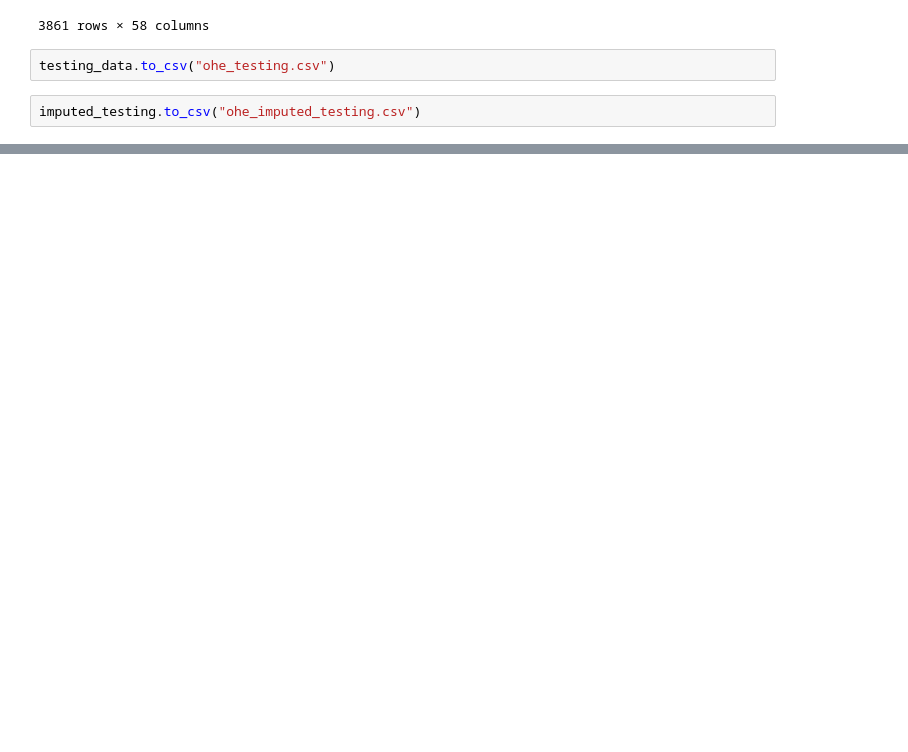
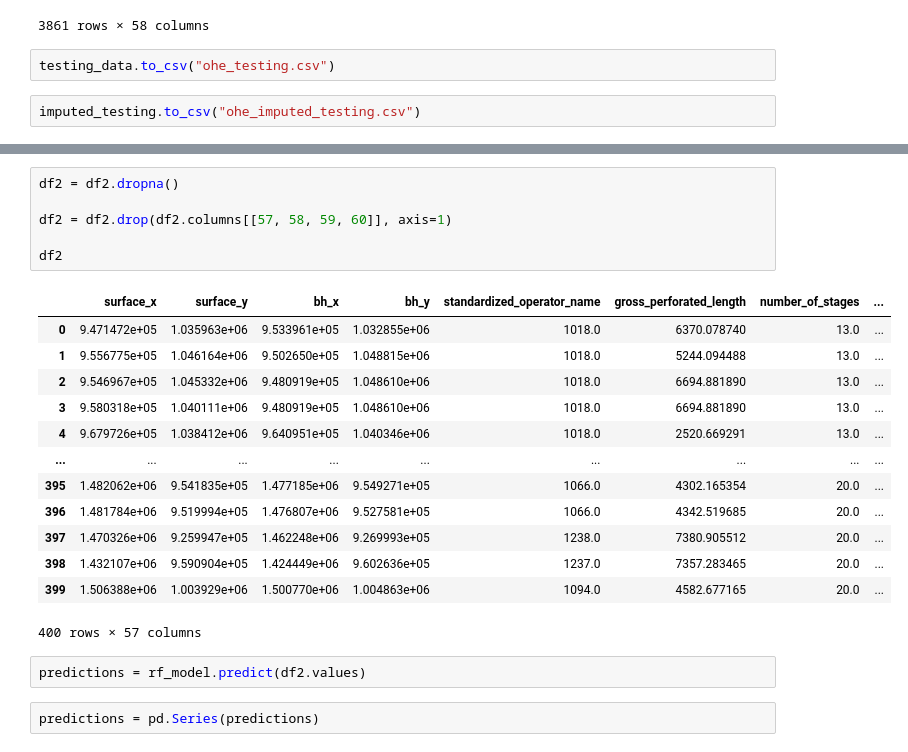
Before and after one commit to matthewcihlar/RiceDatathon2024Chevron, a Jupyter notebook: datathon2024.ipynb, the cells around one changed output, grey strips where cells are left out. Drawn from its saved outputs; the diff is of its cells as text; blank space fills up the shorter version.

Commit message:
Used model to calculate values in submission_format.csv

```diff
--- a/datathon2024.ipynb
+++ b/datathon2024.ipynb
@@ -252,0 +334,24 @@ print(math.sqrt(mse))
+# %%
+df2 = df2.dropna()
+
+df2 = df2.drop(df2.columns[[57, 58, 59, 60]], axis=1)
+
+df2
+# %% [output]
+|  | surface_x | surface_y | bh_x | bh_y | standardized_operator_name | gross_perforated_length | number_of_stages | ... |
+| 0 | 9.471472e+05 | 1.035963e+06 | 9.533961e+05 | 1.032855e+06 | 1018.0 | 6370.078740 | 13.0 | ... |
+| 1 | 9.556775e+05 | 1.046164e+06 | 9.502650e+05 | 1.048815e+06 | 1018.0 | 5244.094488 | 13.0 | ... |
+| 2 | 9.546967e+05 | 1.045332e+06 | 9.480919e+05 | 1.048610e+06 | 1018.0 | 6694.881890 | 13.0 | ... |
+| 3 | 9.580318e+05 | 1.040111e+06 | 9.480919e+05 | 1.048610e+06 | 1018.0 | 6694.881890 | 13.0 | ... |
+| 4 | 9.679726e+05 | 1.038412e+06 | 9.640951e+05 | 1.040346e+06 | 1018.0 | 2520.669291 | 13.0 | ... |
+| ... | ... | ... | ... | ... | ... | ... | ... | ... |
+| 395 | 1.482062e+06 | 9.541835e+05 | 1.477185e+06 | 9.549271e+05 | 1066.0 | 4302.165354 | 20.0 | ... |
+| 396 | 1.481784e+06 | 9.519994e+05 | 1.476807e+06 | 9.527581e+05 | 1066.0 | 4342.519685 | 20.0 | ... |
+| 397 | 1.470326e+06 | 9.259947e+05 | 1.462248e+06 | 9.269993e+05 | 1238.0 | 7380.905512 | 20.0 | ... |
+| 398 | 1.432107e+06 | 9.590904e+05 | 1.424449e+06 | 9.602636e+05 | 1237.0 | 7357.283465 | 20.0 | ... |
+| 399 | 1.506388e+06 | 1.003929e+06 | 1.500770e+06 | 1.004863e+06 | 1094.0 | 4582.677165 | 20.0 | ... |
+400 rows × 57 columns
+# %%
+predictions = rf_model.predict(df2.values)
+# %%
+predictions = pd.Series(predictions)
```
Also changed, not shown: parts of 20 cells of this notebook, 5 other files.
